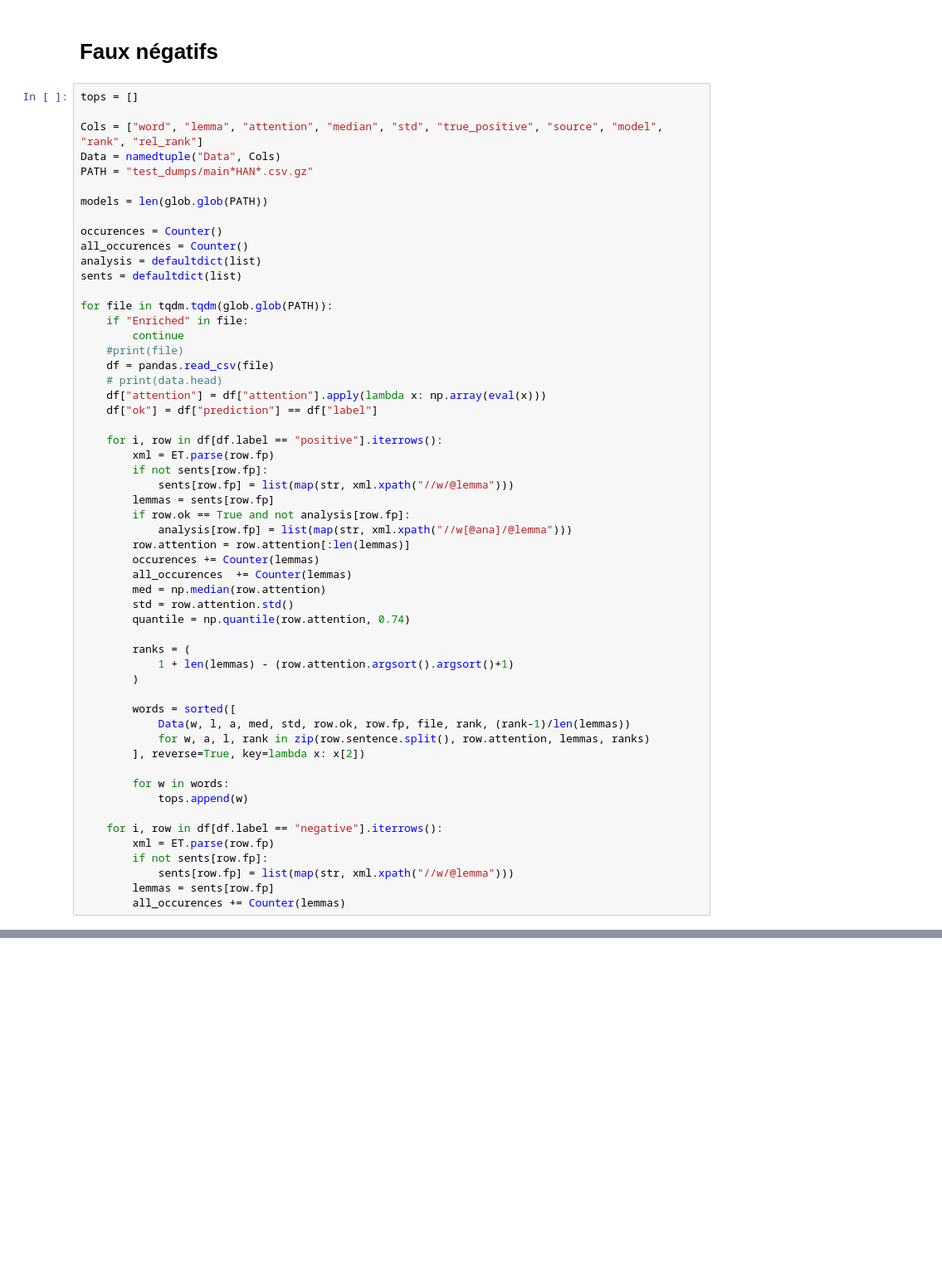
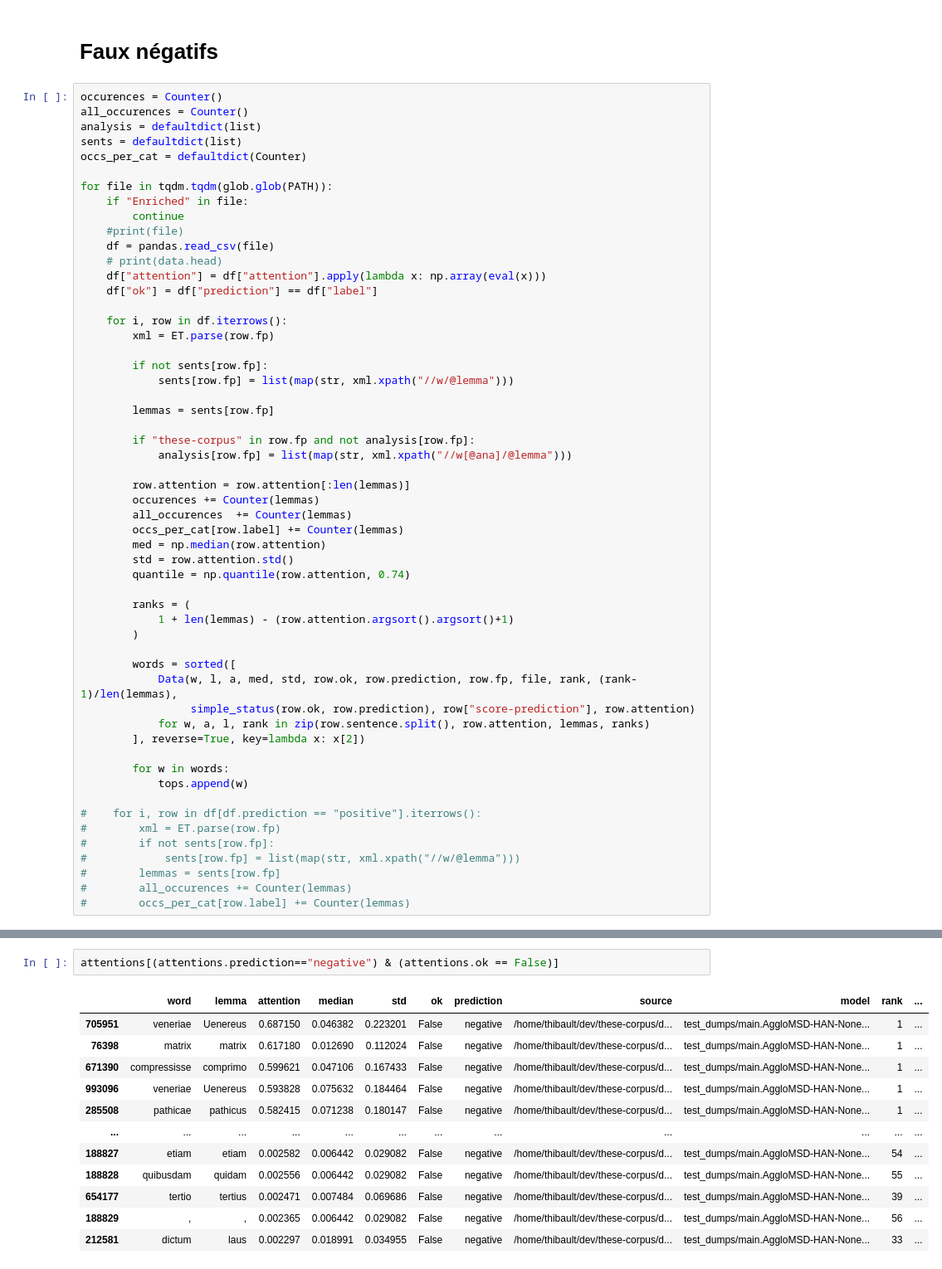
Before and after one commit to lascivaroma/seligator, a Jupyter notebook: 09 - Study attention accross models.ipynb, the cells around one changed output, grey strips where cells are left out. Shown at 83% size. Cells and saved outputs as stored; diff of their text form; blank space fills up the shorter version.

```diff
--- a/09 - Study attention accross models.ipynb
+++ b/09 - Study attention accross models.ipynb
@@ -579,18 +592,11 @@ all_authors[all_authors.Fréquence > 5]
 # %% [markdown]
 # Faux négatifs
 # %%
-tops = []
-
-Cols = ["word", "lemma", "attention", "median", "std", "true_positive", "source", "model", "rank", "rel_rank"]
-Data = namedtuple("Data", Cols)
-PATH = "test_dumps/main*HAN*.csv.gz"
-
-models = len(glob.glob(PATH))
-
 occurences = Counter()
 all_occurences = Counter()
 analysis = defaultdict(list)
 sents = defaultdict(list)
+occs_per_cat = defaultdict(Counter)
 
 for file in tqdm.tqdm(glob.glob(PATH)):
     if "Enriched" in file:
@@ -601,16 +607,21 @@ for file in tqdm.tqdm(glob.glob(PATH)):
     df["attention"] = df["attention"].apply(lambda x: np.array(eval(x)))
     df["ok"] = df["prediction"] == df["label"]
 
-    for i, row in df[df.label == "positive"].iterrows():
+    for i, row in df.iterrows():
         xml = ET.parse(row.fp)
+
         if not sents[row.fp]:
             sents[row.fp] = list(map(str, xml.xpath("//w/@lemma")))
+
         lemmas = sents[row.fp]
-        if row.ok == True and not analysis[row.fp]:
+
+        if "these-corpus" in row.fp and not analysis[row.fp]:
             analysis[row.fp] = list(map(str, xml.xpath("//w[@ana]/@lemma")))
+
         row.attention = row.attention[:len(lemmas)]
         occurences += Counter(lemmas)
         all_occurences  += Counter(lemmas)
+        occs_per_cat[row.label] += Counter(lemmas)
         med = np.median(row.attention)
         std = row.attention.std()
         quantile = np.quantile(row.attention, 0.74)
@@ -620,16 +631,18 @@ for file in tqdm.tqdm(glob.glob(PATH)):
         )
 
         words = sorted([
-            Data(w, l, a, med, std, row.ok, row.fp, file, rank, (rank-1)/len(lemmas))
+            Data(w, l, a, med, std, row.ok, row.prediction, row.fp, file, rank, (rank-1)/len(lemmas),
+                 simple_status(row.ok, row.prediction), row["score-prediction"], row.attention)
             for w, a, l, rank in zip(row.sentence.split(), row.attention, lemmas, ranks)
         ], reverse=True, key=lambda x: x[2])
 
         for w in words:
             tops.append(w)
 
-    for i, row in df[df.label == "negative"].iterrows():
-        xml = ET.parse(row.fp)
-        if not sents[row.fp]:
-            sents[row.fp] = list(map(str, xml.xpath("//w/@lemma")))
-        lemmas = sents[row.fp]
-        all_occurences += Counter(lemmas)
+#    for i, row in df[df.prediction == "positive"].iterrows():
+#        xml = ET.parse(row.fp)
+#        if not sents[row.fp]:
+#            sents[row.fp] = list(map(str, xml.xpath("//w/@lemma")))
+#        lemmas = sents[row.fp]
+#        all_occurences += Counter(lemmas)
+#        occs_per_cat[row.label] += Counter(lemmas)
@@ -644,0 +674,15 @@ print(Cols)
+# %%
+attentions[(attentions.prediction=="negative") & (attentions.ok == False)]
+# %% [output]
+|  | word | lemma | attention | median | std | ok | prediction | source | model | rank | ... |
+| 705951 | veneriae | Uenereus | 0.687150 | 0.046382 | 0.223201 | False | negative | /home/thibault/dev/these-corpus/d... | test_dumps/main.AggloMSD-HAN-None... | 1 | ... |
+| 76398 | matrix | matrix | 0.617180 | 0.012690 | 0.112024 | False | negative | /home/thibault/dev/these-corpus/d... | test_dumps/main.AggloMSD-HAN-None... | 1 | ... |
+| 671390 | compressisse | comprimo | 0.599621 | 0.047106 | 0.167433 | False | negative | /home/thibault/dev/these-corpus/d... | test_dumps/main.AggloMSD-HAN-None... | 1 | ... |
+| 993096 | veneriae | Uenereus | 0.593828 | 0.075632 | 0.184464 | False | negative | /home/thibault/dev/these-corpus/d... | test_dumps/main.AggloMSD-HAN-None... | 1 | ... |
+| 285508 | pathicae | pathicus | 0.582415 | 0.071238 | 0.180147 | False | negative | /home/thibault/dev/these-corpus/d... | test_dumps/main.AggloMSD-HAN-None... | 1 | ... |
+| ... | ... | ... | ... | ... | ... | ... | ... | ... | ... | ... | ... |
+| 188827 | etiam | etiam | 0.002582 | 0.006442 | 0.029082 | False | negative | /home/thibault/dev/these-corpus/d... | test_dumps/main.AggloMSD-HAN-None... | 54 | ... |
+| 188828 | quibusdam | quidam | 0.002556 | 0.006442 | 0.029082 | False | negative | /home/thibault/dev/these-corpus/d... | test_dumps/main.AggloMSD-HAN-None... | 55 | ... |
+| 654177 | tertio | tertius | 0.002471 | 0.007484 | 0.069686 | False | negative | /home/thibault/dev/these-corpus/d... | test_dumps/main.AggloMSD-HAN-None... | 39 | ... |
+| 188829 | , | , | 0.002365 | 0.006442 | 0.029082 | False | negative | /home/thibault/dev/these-corpus/d... | test_dumps/main.AggloMSD-HAN-None... | 56 | ... |
+| 212581 | dictum | laus | 0.002297 | 0.018991 | 0.034955 | False | negative | /home/thibault/dev/these-corpus/d... | test_dumps/main.AggloMSD-HAN-None... | 33 | ... |
```
Also changed, not shown: parts of 28 cells of this notebook, 2 other files.
